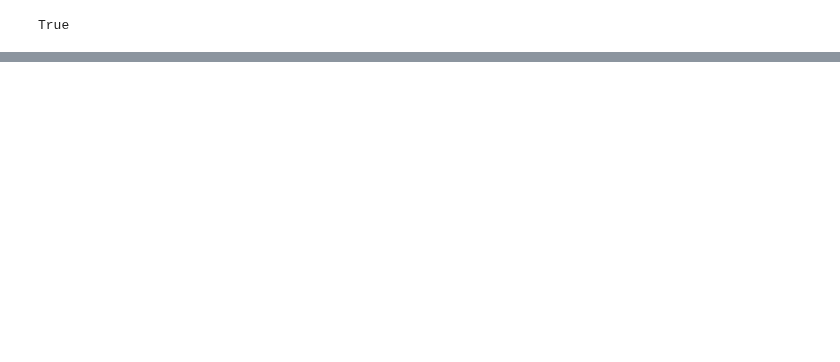
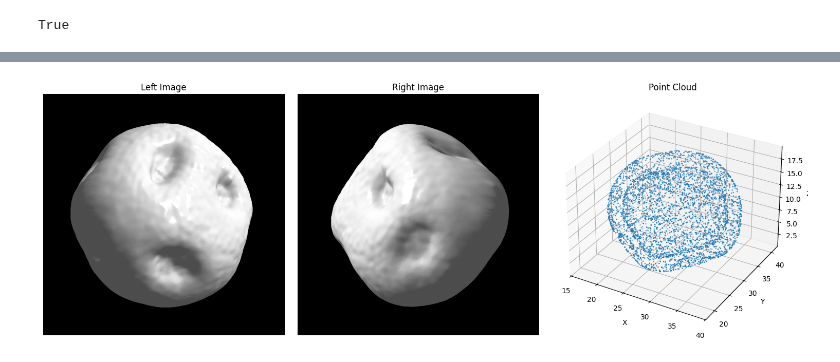
Before and after one commit to 3d-pollen-reconstruction/sequoia, a Jupyter notebook: notebooks/pointclouds.ipynb, the cells around one changed output, grey strips where cells are left out. Saved outputs shown, nothing was run; the diff lists cells and outputs as text; code cells hidden in the pictures; blank space fills up the shorter version.

```diff
--- a/notebooks/pointclouds.ipynb
+++ b/notebooks/pointclouds.ipynb
@@ -45,0 +51,32 @@ plt.show()
+# %%
+dataset = PollenDataset()
+# %%
+import matplotlib.pyplot as plt
+from mpl_toolkits.mplot3d import Axes3D
+
+(left_image, right_image), points, rotation = dataset[3]
+
+fig = plt.figure(figsize=(15, 5))
+
+ax1 = fig.add_subplot(131)
+ax1.imshow(left_image.numpy(), cmap='gray')
+ax1.set_title('Left Image')
+ax1.axis('off')
+
+ax2 = fig.add_subplot(132)
+ax2.imshow(right_image.numpy(), cmap='gray')
+ax2.set_title('Right Image')
+ax2.axis('off')
+
+ax3 = fig.add_subplot(133, projection='3d')
+x, y, z = points[:, 0], points[:, 1], points[:, 2]
+ax3.scatter(x, y, z, s=1)
+ax3.set_title('Point Cloud')
+ax3.set_xlabel('X')
+ax3.set_ylabel('Y')
+ax3.set_zlabel('Z')
+
+plt.tight_layout()
+plt.show()
+# %% [output]
+[figure, added]
```
Also changed, not shown: parts of 3 cells of this notebook, 7 other files.
